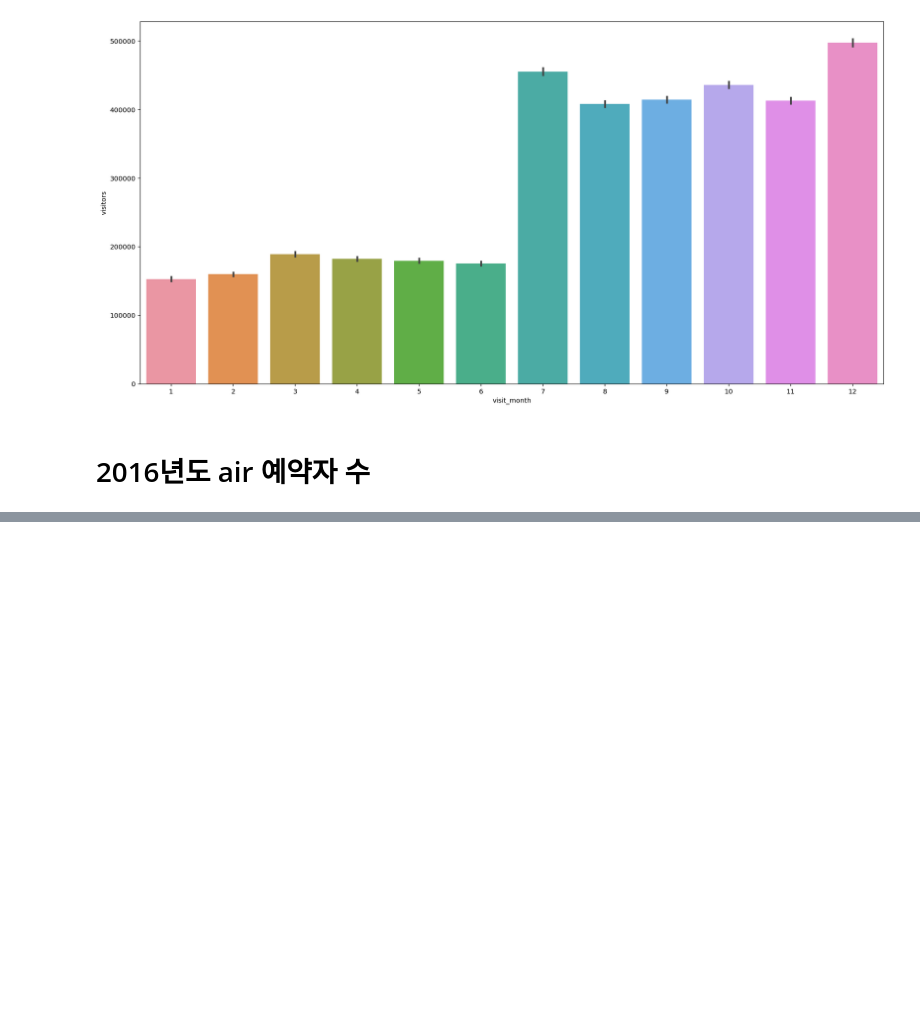
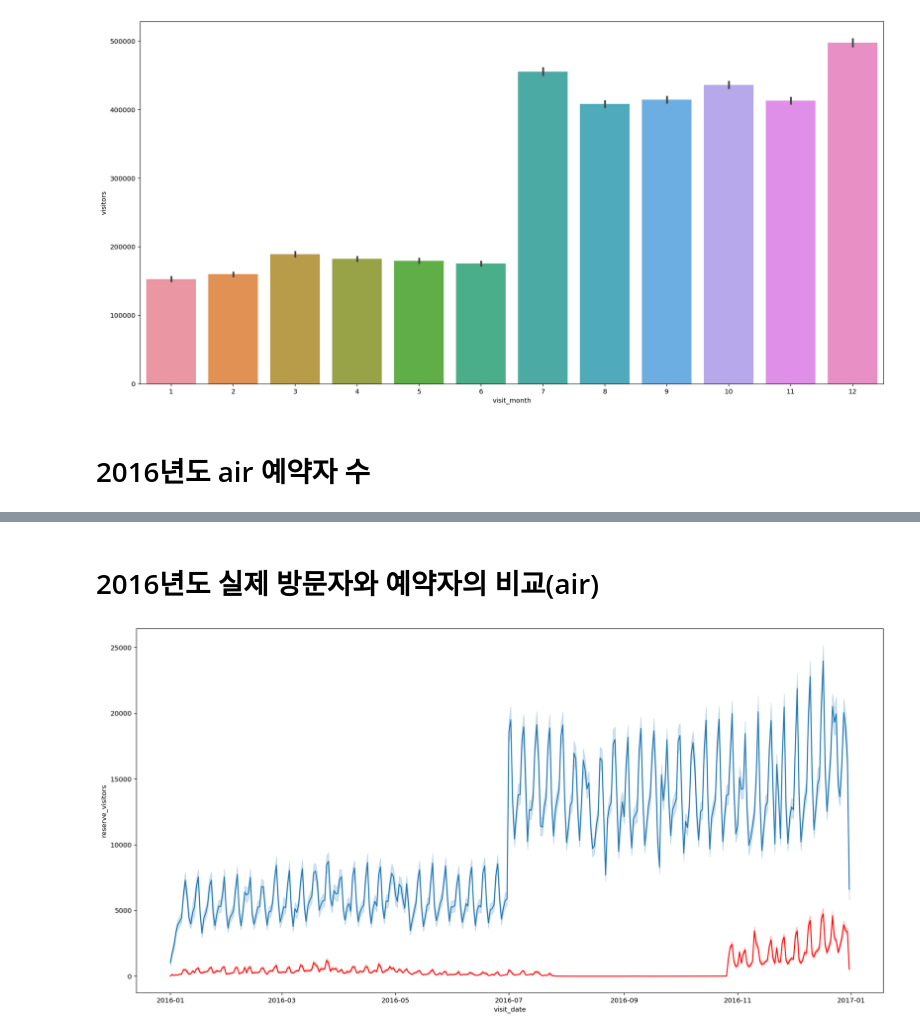
Before and after one commit to dlgur1994/Hackerthon1_Aiffel, a Jupyter notebook: Hyelim/Hackerthon1_visualization.ipynb, the cells around one changed output, grey strips where cells are left out. Saved outputs shown, nothing was run; the diff lists cells and outputs as text; code cells hidden in the pictures; blank space fills up the shorter version.

```diff
--- a/Hyelim/Hackerthon1_visualization.ipynb
+++ b/Hyelim/Hackerthon1_visualization.ipynb
@@ -134,0 +155,12 @@ sorted(m)
+# %% [markdown]
+# 2016년도 실제 방문자와 예약자의 비교(air)
+# %%
+import seaborn as sns
+import matplotlib.pyplot as plt
+
+plt.figure(figsize=(20,10))
+sns.lineplot(data = air_visit_group[air_visit_group.visit_year==2016], x='visit_date', y='visitors', estimator=sum)
+sns.lineplot(data = air_reserve_group[air_reserve_group.visit_year==2016], x='visit_date', y='reserve_visitors', estimator=sum, color='r')
+plt.show()
+# %% [output]
+[figure, added]
```
Also changed, not shown: parts of 20 cells of this notebook.
